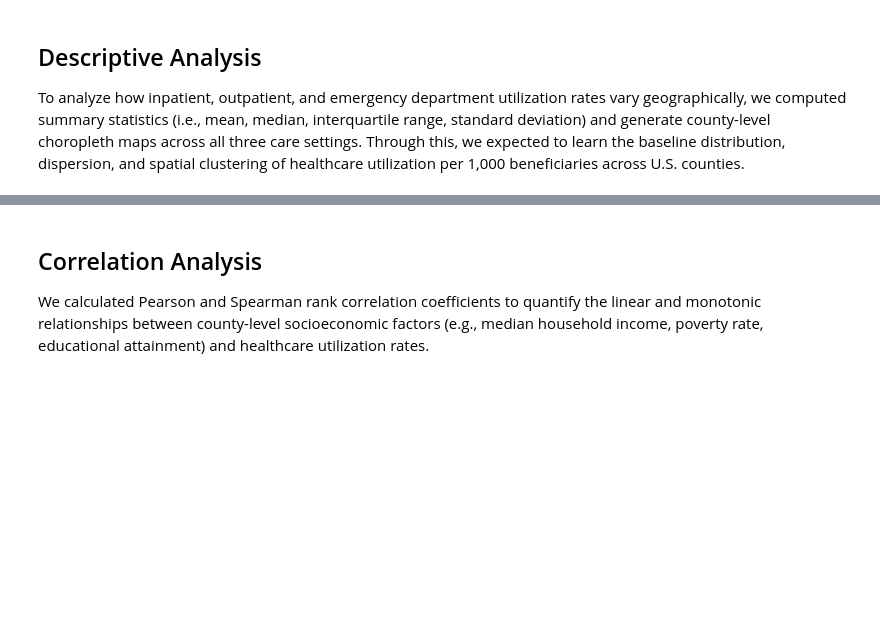
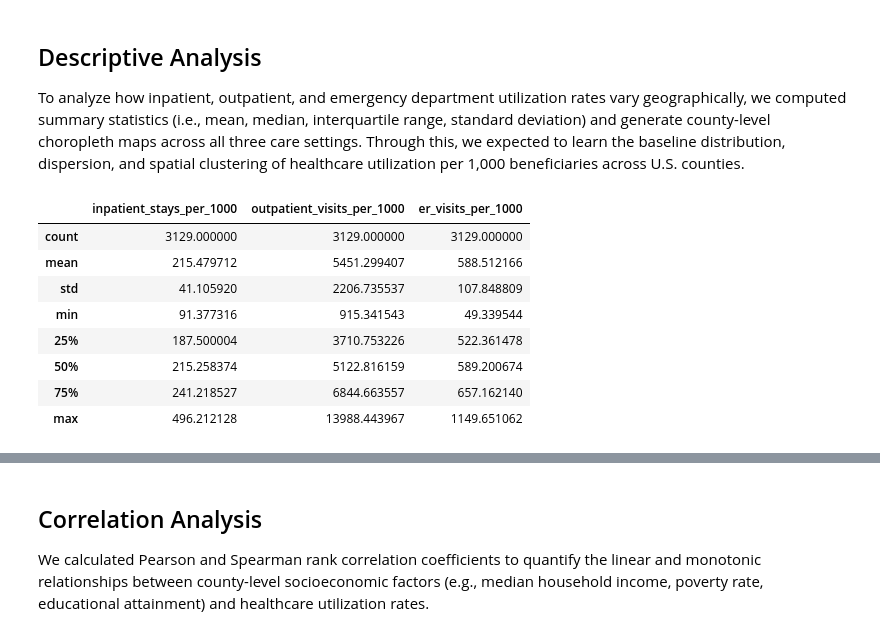
Before and after one commit to jachou27/medicare-utilization-analysis, a Jupyter notebook: analysis.ipynb, the cells around one changed output, grey strips where cells are left out. Cells and saved outputs as stored; diff of their text form; code cells hidden in the pictures; blank space fills up the shorter version.

```diff
--- a/analysis.ipynb
+++ b/analysis.ipynb
@@ -97,3 +81,16 @@ analysis_df = analysis_df.dropna()
 ## Descriptive Analysis
 
 To analyze how inpatient, outpatient, and emergency department utilization rates vary geographically, we computed summary statistics (i.e., mean, median, interquartile range, standard deviation) and generate county-level choropleth maps across all three care settings. Through this, we expected to learn the baseline distribution, dispersion, and spatial clustering of healthcare utilization per 1,000 beneficiaries across U.S. counties.
+# %%
+summary_stats = analysis_df[utilization_cols].describe()
+summary_stats
+# %% [output]
+|  | inpatient_stays_per_1000 | outpatient_visits_per_1000 | er_visits_per_1000 |
+| count | 3129.000000 | 3129.000000 | 3129.000000 |
+| mean | 215.479712 | 5451.299407 | 588.512166 |
+| std | 41.105920 | 2206.735537 | 107.848809 |
+| min | 91.377316 | 915.341543 | 49.339544 |
+| 25% | 187.500004 | 3710.753226 | 522.361478 |
+| 50% | 215.258374 | 5122.816159 | 589.200674 |
+| 75% | 241.218527 | 6844.663557 | 657.162140 |
+| max | 496.212128 | 13988.443967 | 1149.651062 |
```
Also changed, not shown: parts of 11 cells of this notebook.
